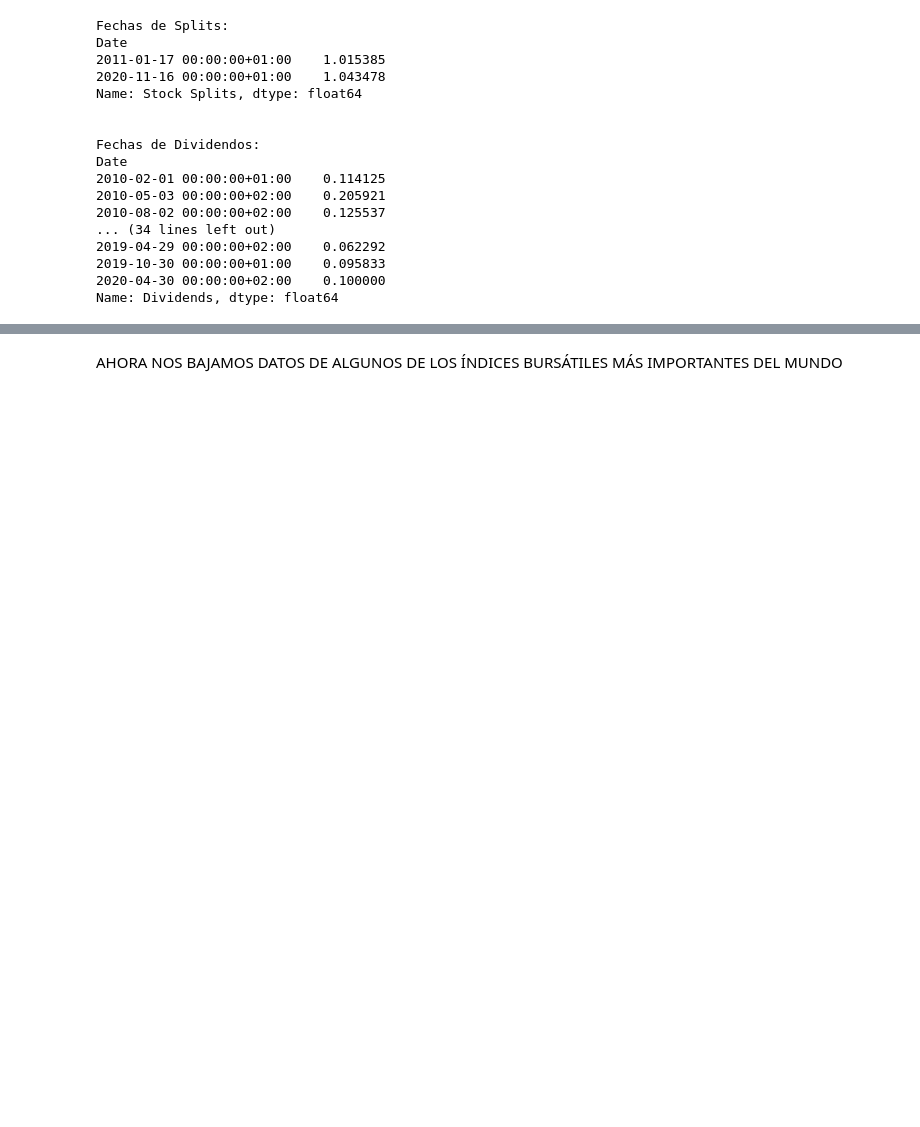
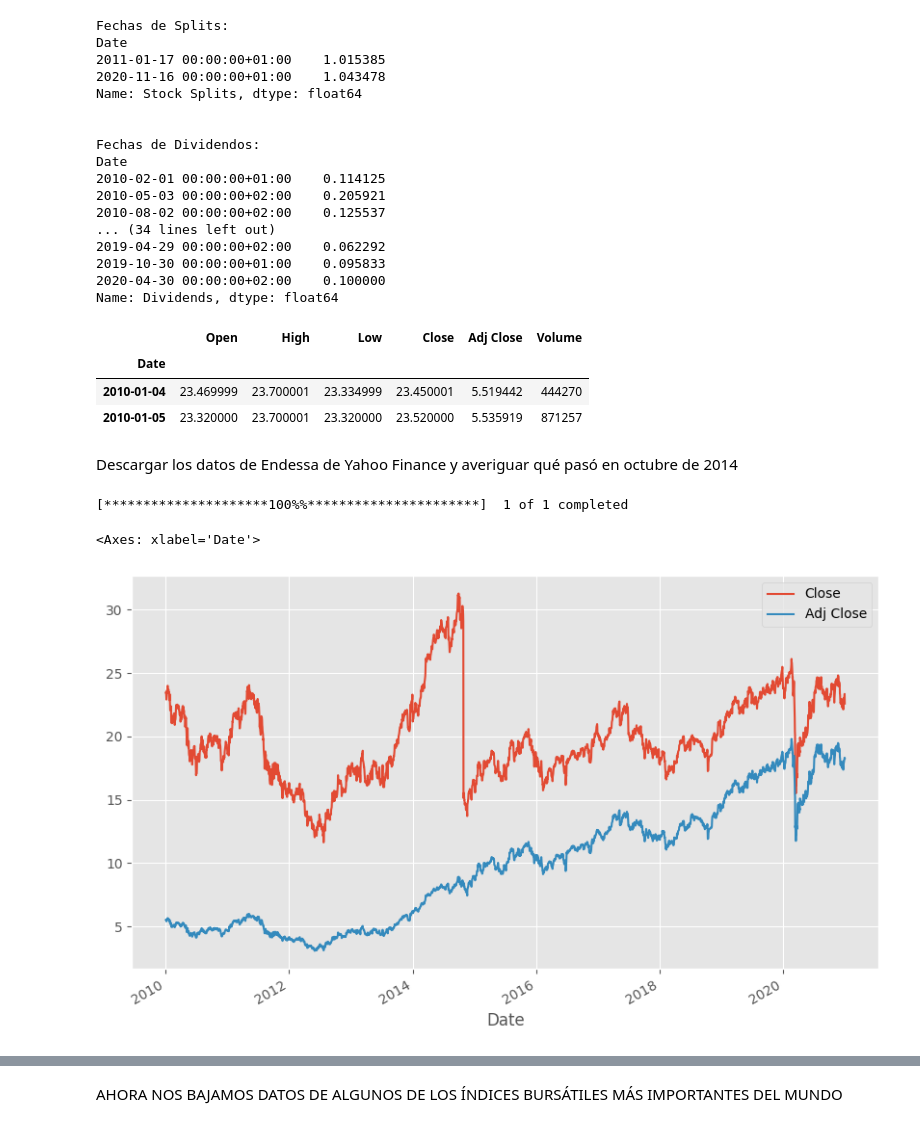
Before and after one commit to alfonso-santos/Intro-Python-Finanzas-2023, a Jupyter notebook: 7_Analisis_Info_Bolsa/7_1_Data_Inicio.ipynb, the cells around one changed output, grey strips where cells are left out. Cells and saved outputs as stored; diff of their text form; code cells hidden in the pictures; blank space fills up the shorter version.

Commit message:
Endesa Adj Close gráfico

```diff
--- a/7_Analisis_Info_Bolsa/7_1_Data_Inicio.ipynb
+++ b/7_Analisis_Info_Bolsa/7_1_Data_Inicio.ipynb
@@ -144,3 +144,12 @@ Date
 2019-10-30 00:00:00+01:00    0.095833
 2020-04-30 00:00:00+02:00    0.100000
 Name: Dividends, dtype: float64
+# %%
+endesa_OHLC_df.head(2)
+# %% [output]
+|  | Open | High | Low | Close | Adj Close | Volume |
+| Date |  |  |  |  |  |  |
+| 2010-01-04 | 23.469999 | 23.700001 | 23.334999 | 23.450001 | 5.519442 | 444270 |
+| 2010-01-05 | 23.320000 | 23.700001 | 23.320000 | 23.520000 | 5.535919 | 871257 |
+# %% [markdown]
+Descargar los datos de Endessa de Yahoo Finance y averiguar qué pasó en octubre de 2014
@@ -146,0 +226,7 @@ Name: Dividends, dtype: float64
+# %%
+endesa_OHLC_df = yf.download(tickers="ELE.MC", start = start_date, end = end_date)
+endesa_OHLC_df[['Close', 'Adj Close']].plot(figsize=(10, 6))
+# %% [output]
+[*********************100%%**********************]  1 of 1 completed
+<Axes: xlabel='Date'>
+[figure, added]
```
Also changed, not shown: parts of 3 cells of this notebook.
